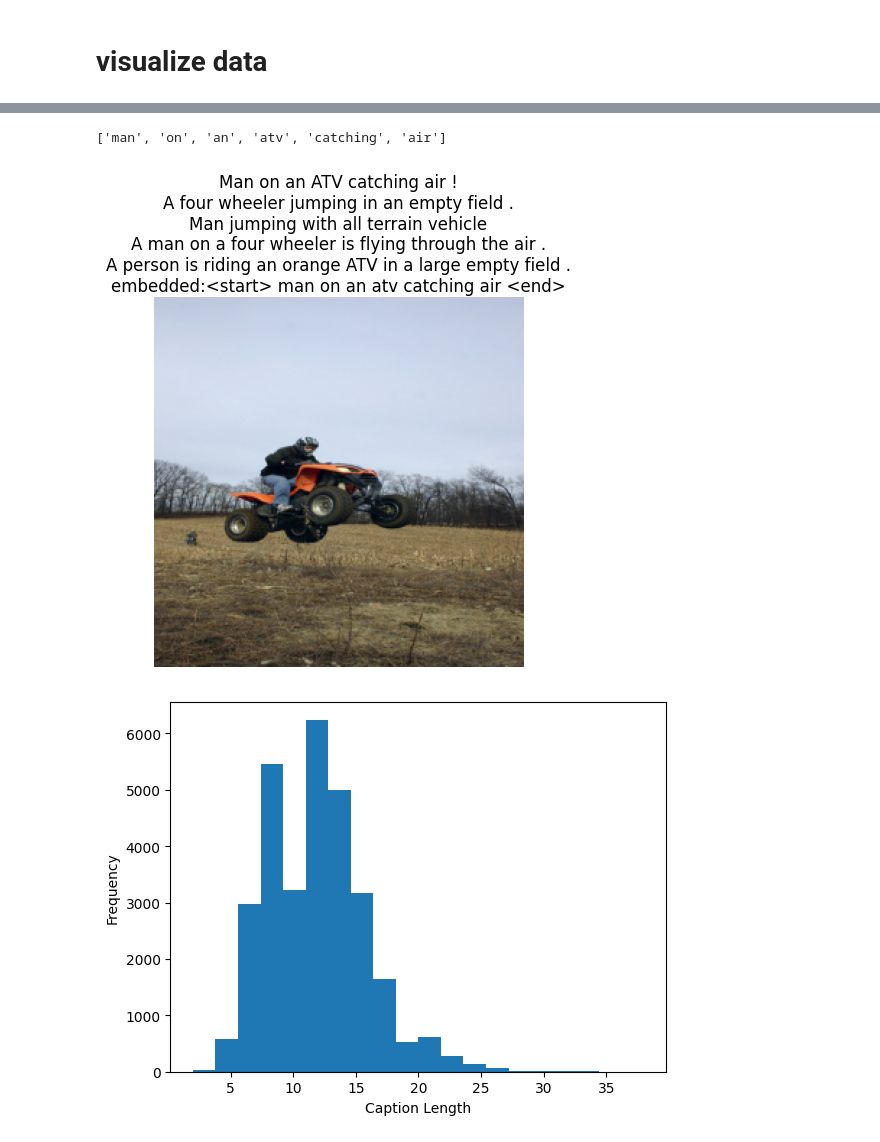
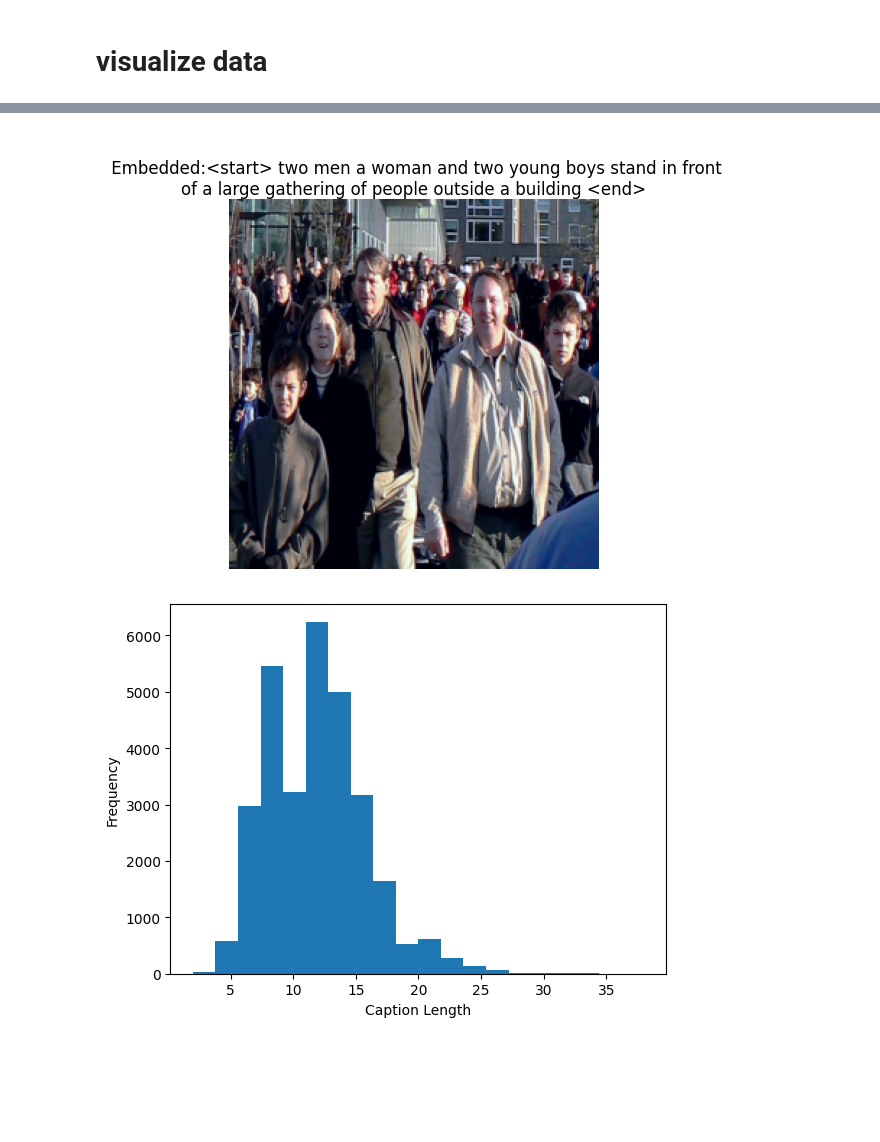
Before and after one commit to raziie/image-captioning-app, a Jupyter notebook: image-caption-generation.ipynb, the cells around one changed output, grey strips where cells are left out. Cells and saved outputs as stored; diff of their text form; code cells hidden in the pictures; blank space fills up the shorter version.

```diff
--- a/image-caption-generation.ipynb
+++ b/image-caption-generation.ipynb
@@ -29,10 +29,14 @@ class MyCollate:
         self.pad_idx = pad_idx
 
     def __call__(self, batch):
+        # Get the image and change it's dimention [C, H, W] → [1, C, H, W]
         imgs = [item[0].unsqueeze(0) for item in batch]
+        # Concatenate all images along dim=0 to form a batch tensor of shape [batch_size, C, H, W]
         imgs = torch.cat(imgs, dim=0)
         targets = [item[1] for item in batch]
-        targets = pad_sequence(targets, batch_first=False, padding_value=self.pad_idx)
+        # Use pad_sequence to pad variable-length sequences to the same length
+        # batch_first=True argument means the output tensor has shape (batch_size, max_seq_length)
+        targets = pad_sequence(targets, batch_first=True, padding_value=self.pad_idx)
 
         return imgs, targets
 # %% [markdown]
@@ -213,7 +211,7 @@ train_dataset = ImageCaptionDataset(
     token_data["train"],
     captions_per_image=5,
     transform=transform,
-    freq_threshold=5
+    freq_threshold=3
 )
 val_dataset = ImageCaptionDataset(
     image_folder,
@@ -221,7 +219,7 @@ val_dataset = ImageCaptionDataset(
     token_data["val"],
     captions_per_image=5,
     transform=transform,
-    freq_threshold=5
+    freq_threshold=3
 )
 test_dataset = ImageCaptionDataset(
     image_folder,
@@ -229,7 +227,7 @@ test_dataset = ImageCaptionDataset(
     token_data["test"],
     captions_per_image=5,
     transform=transform,
-    freq_threshold=5
+    freq_threshold=3
 )
 
 pad_idx = train_dataset.vocab.stoi["<pad>"]
@@ -245,8 +243,14 @@ test_loader = DataLoader(test_dataset, collate_fn=MyCollate(pad_idx=pad_idx), ba
 images, captions = next(iter(train_loader))
 
 print(f"Batch Size: {len(images)}")
-print(f"Image Tensor Shape: {images.shape}")  # Should be [batch_size, 3, 224, 224]
+print(f"Image Tensor Shape: {images.shape}")  # Should be [batch_size, 3, 256, 256]
+image = images[0].permute(1, 2, 0).numpy()
+image = image * 0.225 + 0.45  # De-normalize
+plt.title("First Image")
+plt.imshow(image)
 print(f"First Caption: {captions[0]}")
+text_caption = train_dataset.vocab.textualize(captions[0])
+print(f"First caption converted: {text_caption}")
 # %% [output]
 Batch Size: 4
 Image Tensor Shape: torch.Size([4, 3, 256, 256])
@@ -258,22 +265,21 @@ def get_all_caps(dataset, idx):
 # %%
 # Visualize a sample
 def show_sample(dataset, idx):
     image, caption = dataset[idx]
     image = image.permute(1, 2, 0).numpy()
     image = image * 0.225 + 0.45  # De-normalize
-    # wrapped_caption = "\n".join(caption)
-    text_caption = str(caption)
     text_caption = dataset.vocab.textualize(caption)
-    all_caps = "\n".join(get_all_caps(dataset, idx))
+    # all_caps = "\n".join(get_all_caps(dataset, idx))
     plt.imshow(image)
-    plt.title(all_caps + '\nembedded:' + text_caption, fontsize=12, wrap=True)
+    # Use this when the idx is for images not captios
+    # plt.title(all_caps + '\n Embedded:' + text_caption, fontsize=12, wrap=True)
+    plt.title('\n Embedded:' + text_caption, fontsize=12, wrap=True)
     plt.axis('off')
     plt.show()
 
 show_sample(train_dataset, random.randint(0, len(train_dataset)))
 # %% [output]
-['man', 'on', 'an', 'atv', 'catching', 'air']
-[figure, old version]
+[figure, new version]
 # %%
 # Caption Length Analysis
 caption_lengths = train_dataset.caption_lengths
```
Also changed, not shown: parts of 3 cells of this notebook.
